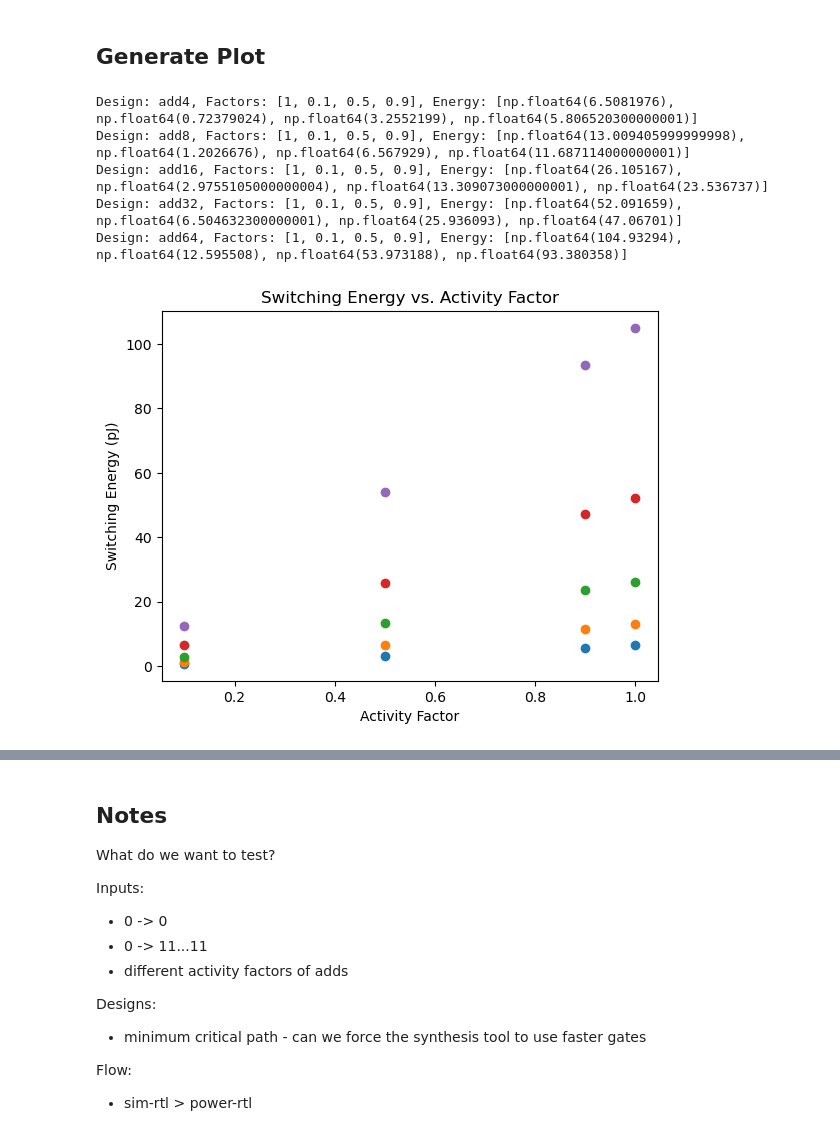
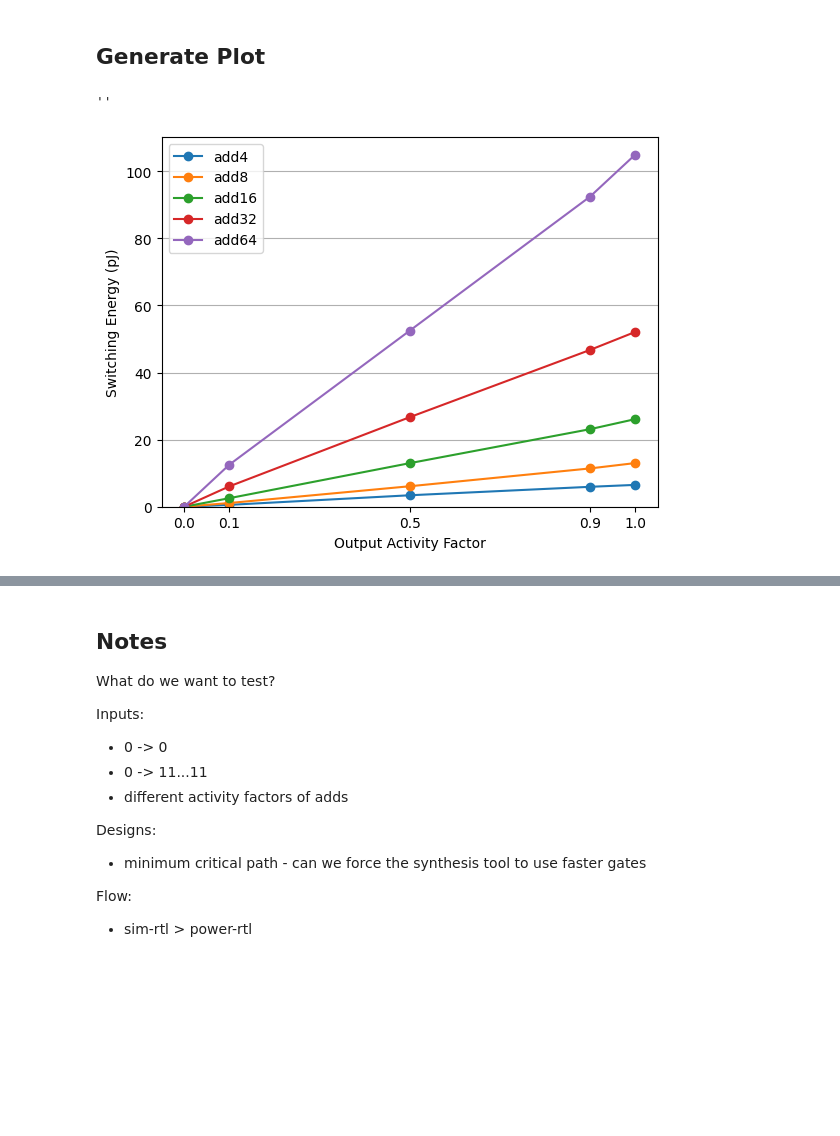
Before and after one commit to nayiri-k/hammer-energy-char, a Jupyter notebook: experiments/add.ipynb, the cells around one changed output, grey strips where cells are left out. Cells and saved outputs as stored; diff of their text form; code cells hidden in the pictures; blank space fills up the shorter version.

```diff
--- a/experiments/add.ipynb
+++ b/experiments/add.ipynb
@@ -406,25 +393,24 @@ energy
 # %% [markdown]
 ## Generate Plot
-# %%
-
-
-
-plt.title("Switching Energy vs. Activity Factor")
-plt.xlabel("Activity Factor")
-plt.ylabel("Switching Energy (pJ)")
-for design in results_for_plots.keys():
-    ## assign (color, shape) to design
-    x_vals, y_vals = [], []
-    for (x, y) in zip(results_for_plots[design][0], results_for_plots[design][1]):
-        x_vals.append(x)
-        y_vals.append(y[2]) ## 2nd index contains switching power
-    print(f"Design: {design}, Factors: {x_vals}, Energy: {y_vals}")
-    plt.scatter(x_vals, y_vals)
-plt.show()
-# %% [output]
-Design: add4, Factors: [1, 0.1, 0.5, 0.9], Energy: [np.float64(6.5081976), np.float64(0.72379024), np.float64(3.2552199), np.float64(5.806520300000001)]
-Design: add8, Factors: [1, 0.1, 0.5, 0.9], Energy: [np.float64(13.009405999999998), np.float64(1.2026676), np.float64(6.567929), np.float64(11.687114000000001)]
-Design: add16, Factors: [1, 0.1, 0.5, 0.9], Energy: [np.float64(26.105167), np.float64(2.9755105000000004), np.float64(13.309073000000001), np.float64(23.536737)]
-Design: add32, Factors: [1, 0.1, 0.5, 0.9], Energy: [np.float64(52.091659), np.float64(6.504632300000001), np.float64(25.936093), np.float64(47.06701)]
-Design: add64, Factors: [1, 0.1, 0.5, 0.9], Energy: [np.float64(104.93294), np.float64(12.595508), np.float64(53.973188), np.float64(93.380358)]
-[figure, removed]
+# %%
+ykey = 'Switching Energy (pJ)'
+# ykey = 'Internal (pJ)'
+
+designs =  list(dict.fromkeys(energy['design']).keys())
+for design in designs:
+    df = energy[~energy['output_af'].isna() & (energy['design'] == design)].sort_values('output_af')
+    hd = df['output_af']
+    e = df[ykey]
+    plt.plot(hd,e,'o-',label=design)
+    plt.xticks(hd)
+
+
+plt.legend()
+plt.xlabel('Output Activity Factor')
+plt.ylabel(ykey)
+plt.grid(axis='y')
+plt.ylim(bottom=0)
+;
+# %% [output]
+''
+[figure, added]
```
Also changed, not shown: parts of 5 cells of this notebook.
